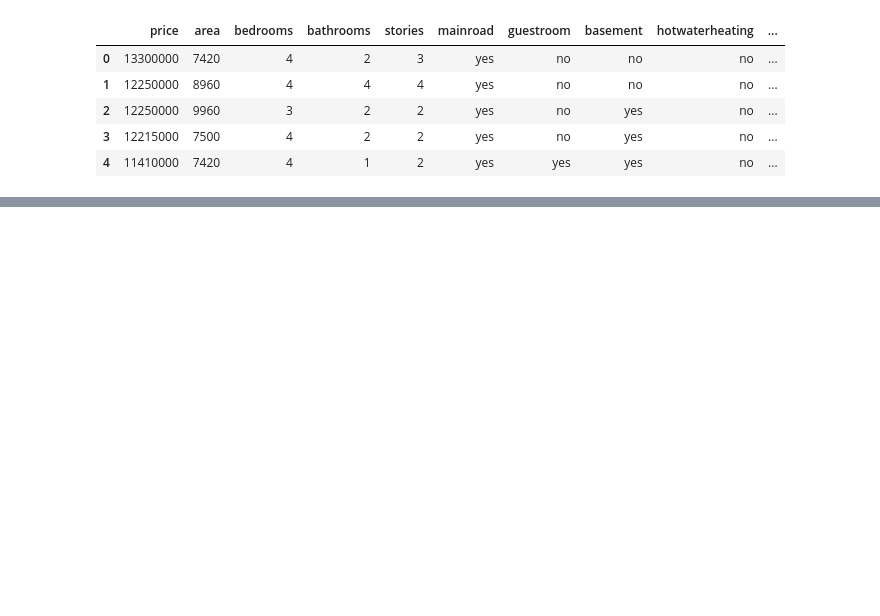
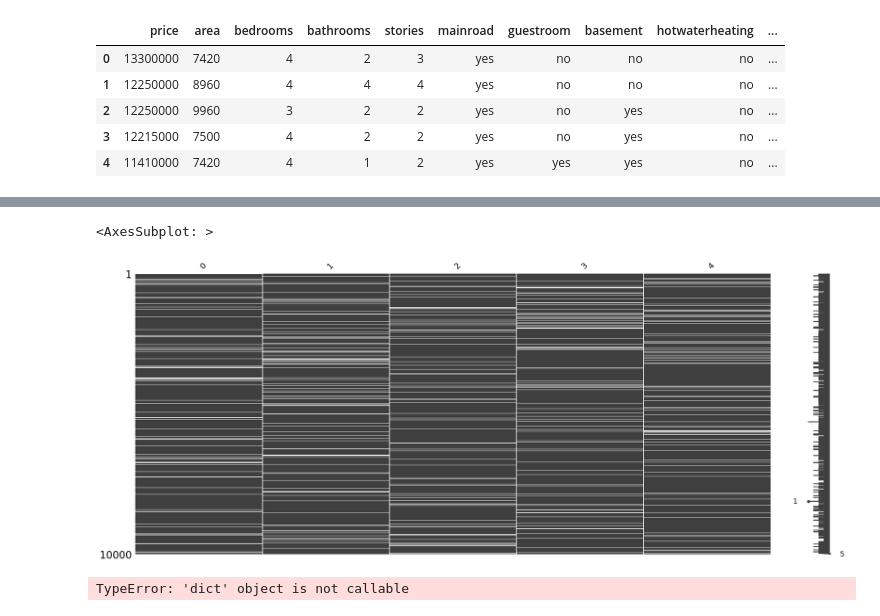
Before and after one commit to Robin66014/DataQualityTool, a Jupyter notebook: testingfile.ipynb, the cells around one changed output, grey strips where cells are left out. Cells and saved outputs as stored; diff of their text form; code cells hidden in the pictures; blank space fills up the shorter version.

```diff
--- a/testingfile.ipynb
+++ b/testingfile.ipynb
@@ -1280,0 +1392,11 @@ The default value of numeric_only in DataFrame.corrwith is deprecated. In a futu
+# %%
+import plotly.figure_factory as ff
+import numpy as np
+
+# Generate random dataset with missing values
+np.random.seed(1)
+data = np.random.randint(low=1, high=100, size=(10000, 5)).astype(float)
+missing_indices = np.random.choice(data.size, size=int(data.size * 0.1), replace=False)
+data.ravel()[missing_indices] = np.nan
+df = pd.DataFrame(data)
+df.head()
@@ -1280,0 +1417,9 @@ The default value of numeric_only in DataFrame.corrwith is deprecated. In a futu
+# %%
+msno.matrix(df)
+# %% [output]
+<AxesSubplot: >
+[figure, added]
+# %%
+matrix(df)
+# %% [output]
+TypeError: 'dict' object is not callable
```
Also changed, not shown: parts of 15 cells of this notebook, 24 other files.
